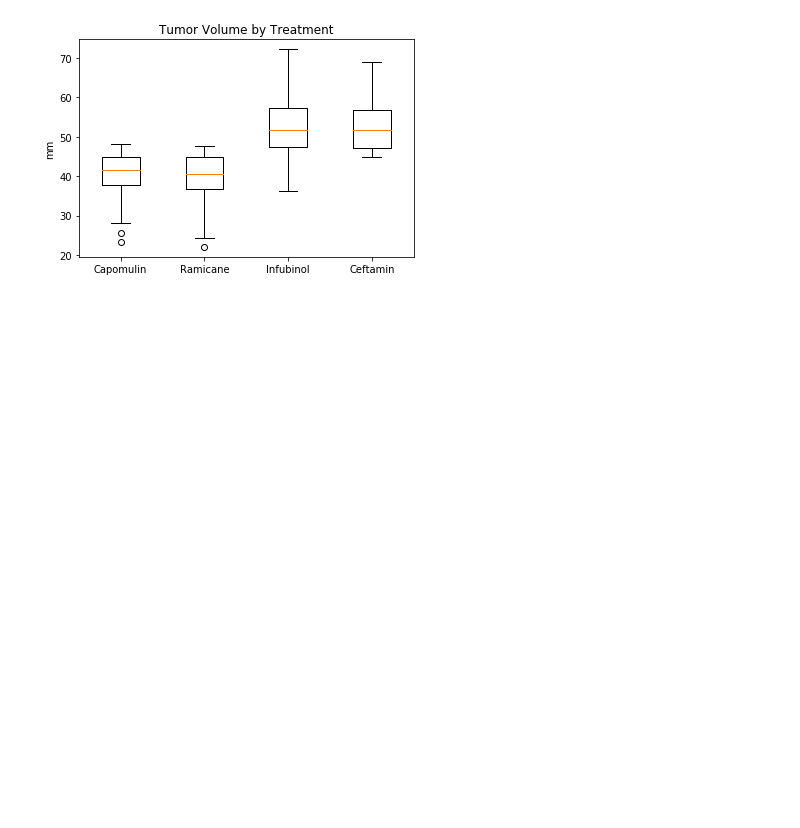
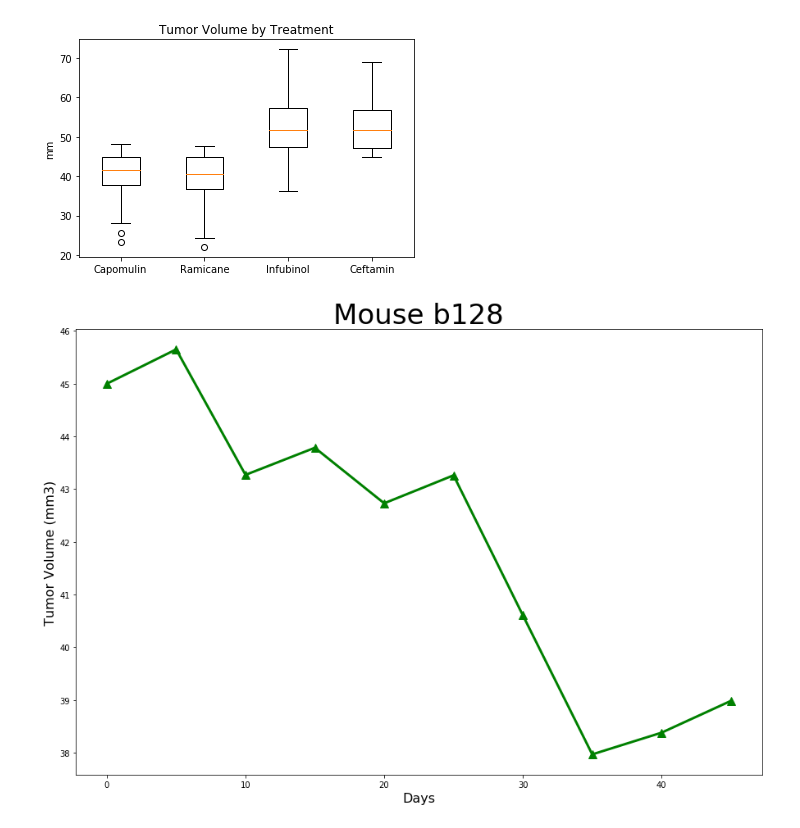
Before and after one commit to PamHvv14/Matplotlib-Challenge, a Jupyter notebook: matplotlib.ipynb, the cells around one changed output. Saved outputs shown, nothing was run; the diff lists cells and outputs as text; code cells hidden in the pictures; blank space fills up the shorter version.

```diff
--- a/matplotlib.ipynb
+++ b/matplotlib.ipynb
@@ -321,3 +321,17 @@ plt.ylabel('mm')
 plt.show()
 # %% [output]
 [figure]
+# %%
+# Generate a line plot of time point versus tumor volume for a mouse treated with Capomulin
+capmouse = unique_df.loc[unique_df["Mouse ID"] == "b128",:]
+x_axis = capmouse["Timepoint"]
+tumor = capmouse["Tumor Volume (mm3)"]
+
+fig1, ax1 = plt.subplots(figsize=(15, 10))
+plt.plot(x_axis, tumor,linewidth=3, markersize=10,marker="^",color="green")
+plt.xlabel('Days',fontsize =16)
+plt.ylabel('Tumor Volume (mm3)',fontsize =16)
+plt.title('Mouse b128',fontsize =34)
+plt.show()
+# %% [output]
+[figure, added]
```
Also changed, not shown: parts of 4 cells of this notebook.
